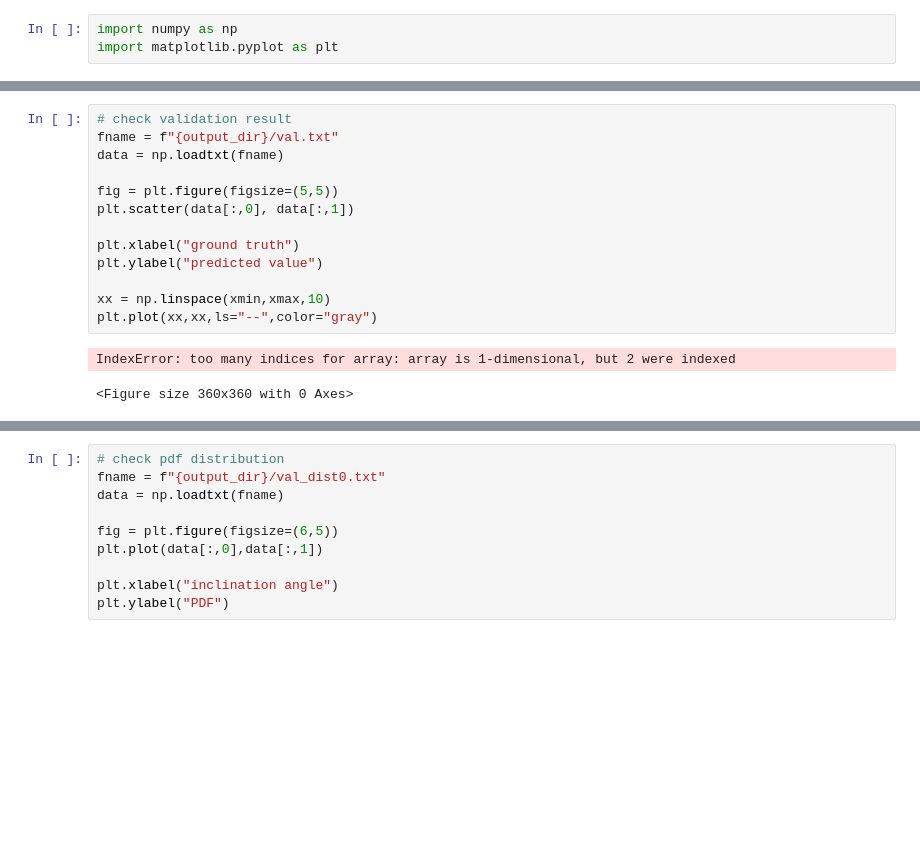
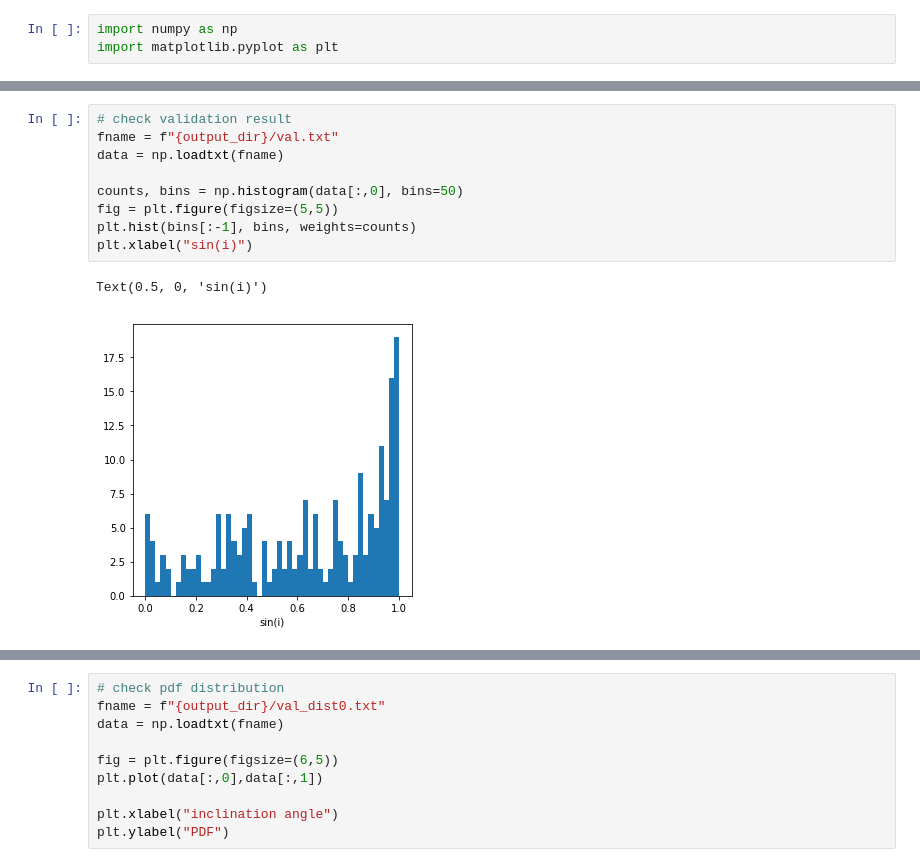
Before and after one commit to knmoriwaki/Asteroseismology, a Jupyter notebook: plot.ipynb, the cells around one changed output, grey strips where cells are left out. Cells and saved outputs as stored; diff of their text form; blank space fills up the shorter version.

```diff
--- a/plot.ipynb
+++ b/plot.ipynb
@@ -26,16 +31,12 @@ plt.legend(loc="upper right")
 # %%
 # check validation result
 fname = f"{output_dir}/val.txt"
 data = np.loadtxt(fname)
 
+counts, bins = np.histogram(data[:,0], bins=50)
 fig = plt.figure(figsize=(5,5))
-plt.scatter(data[:,0], data[:,1])
-
-plt.xlabel("ground truth")
-plt.ylabel("predicted value")
-
-xx = np.linspace(xmin,xmax,10)
-plt.plot(xx,xx,ls="--",color="gray")
+plt.hist(bins[:-1], bins, weights=counts)
+plt.xlabel("sin(i)")
 # %% [output]
-IndexError: too many indices for array: array is 1-dimensional, but 2 were indexed
+Text(0.5, 0, 'sin(i)')
-<Figure size 360x360 with 0 Axes>
+[figure, added]
```
Also changed, not shown: parts of 4 cells of this notebook, 10 other files.
